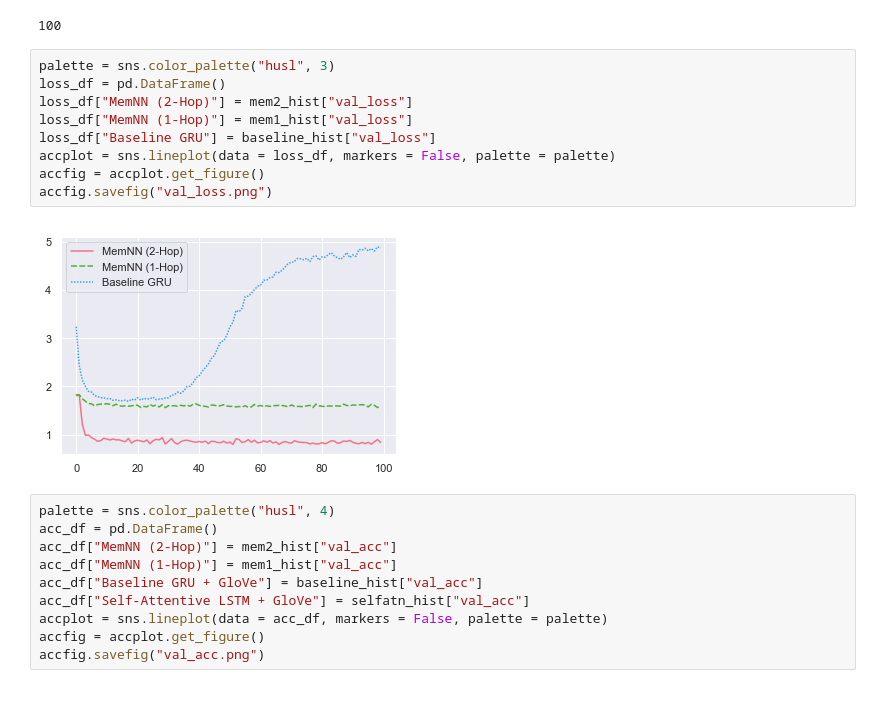
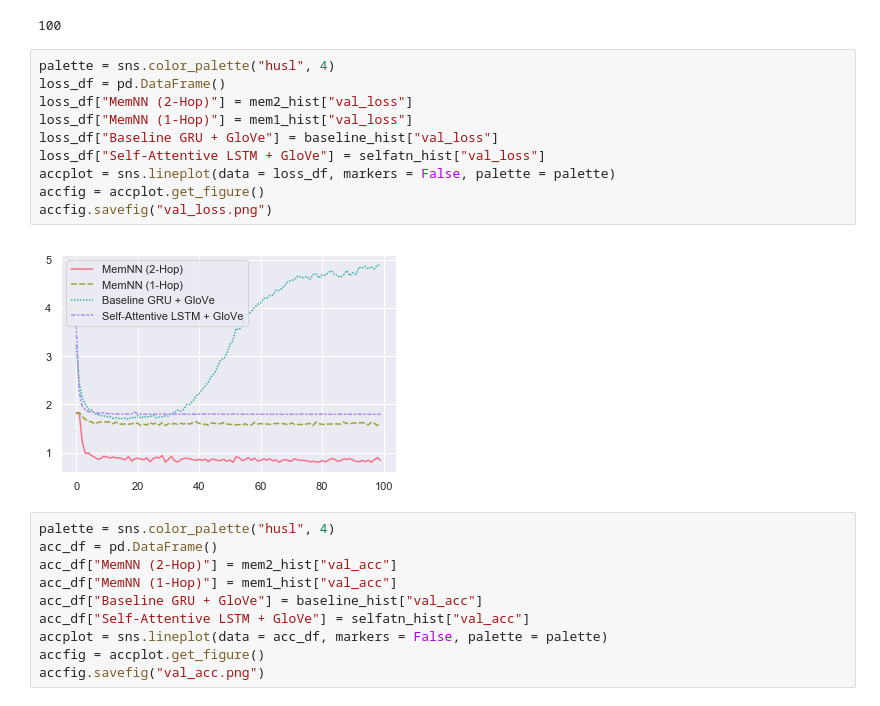
Before and after one commit to anatu/cs221_QA_AI, a Jupyter notebook: Results/Plots.ipynb, the cells around one changed output. Saved outputs shown, nothing was run; the diff lists cells and outputs as text.

Commit message:
Added plotting code for val loss curves for QA2

```diff
--- a/Results/Plots.ipynb
+++ b/Results/Plots.ipynb
@@ -20,16 +20,17 @@ x_pts = [i for i in range(xlen)]
 # %% [output]
 100
 # %%
-palette = sns.color_palette("husl", 3)
+palette = sns.color_palette("husl", 4)
 loss_df = pd.DataFrame()
 loss_df["MemNN (2-Hop)"] = mem2_hist["val_loss"]
 loss_df["MemNN (1-Hop)"] = mem1_hist["val_loss"]
-loss_df["Baseline GRU"] = baseline_hist["val_loss"]
+loss_df["Baseline GRU + GloVe"] = baseline_hist["val_loss"]
+loss_df["Self-Attentive LSTM + GloVe"] = selfatn_hist["val_loss"]
 accplot = sns.lineplot(data = loss_df, markers = False, palette = palette)
 accfig = accplot.get_figure()
 accfig.savefig("val_loss.png")
 # %% [output]
-[figure, old version]
+[figure, new version]
 # %%
 palette = sns.color_palette("husl", 4)
 acc_df = pd.DataFrame()
```
Also changed, not shown: 3 other files.
